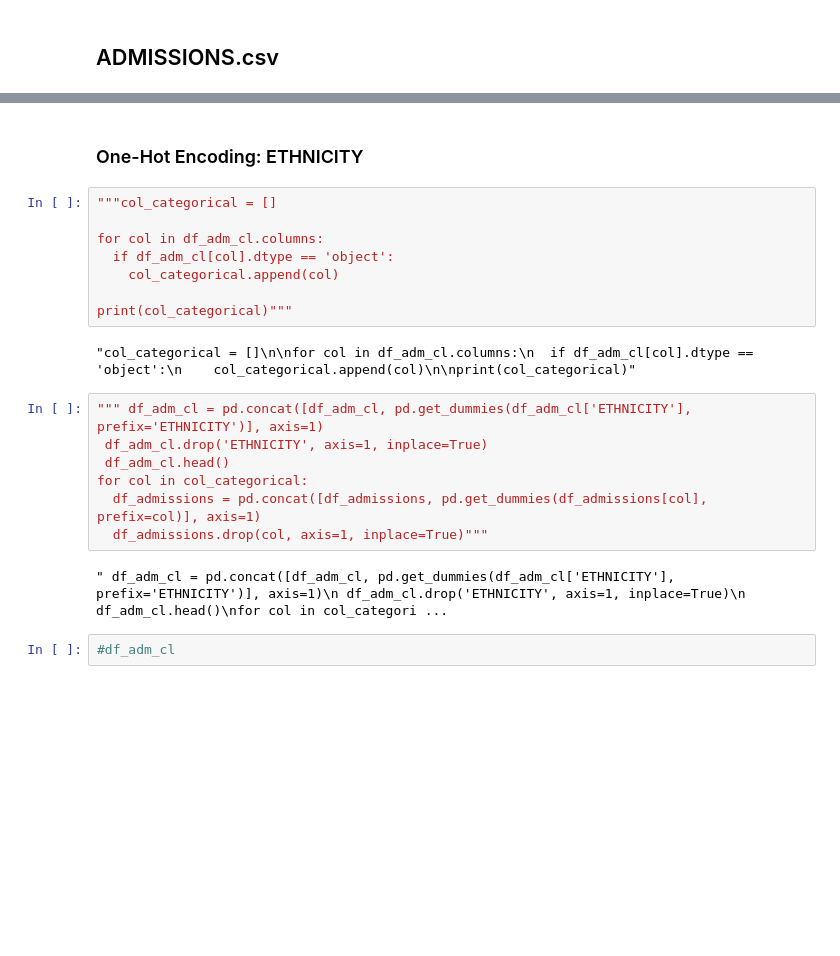
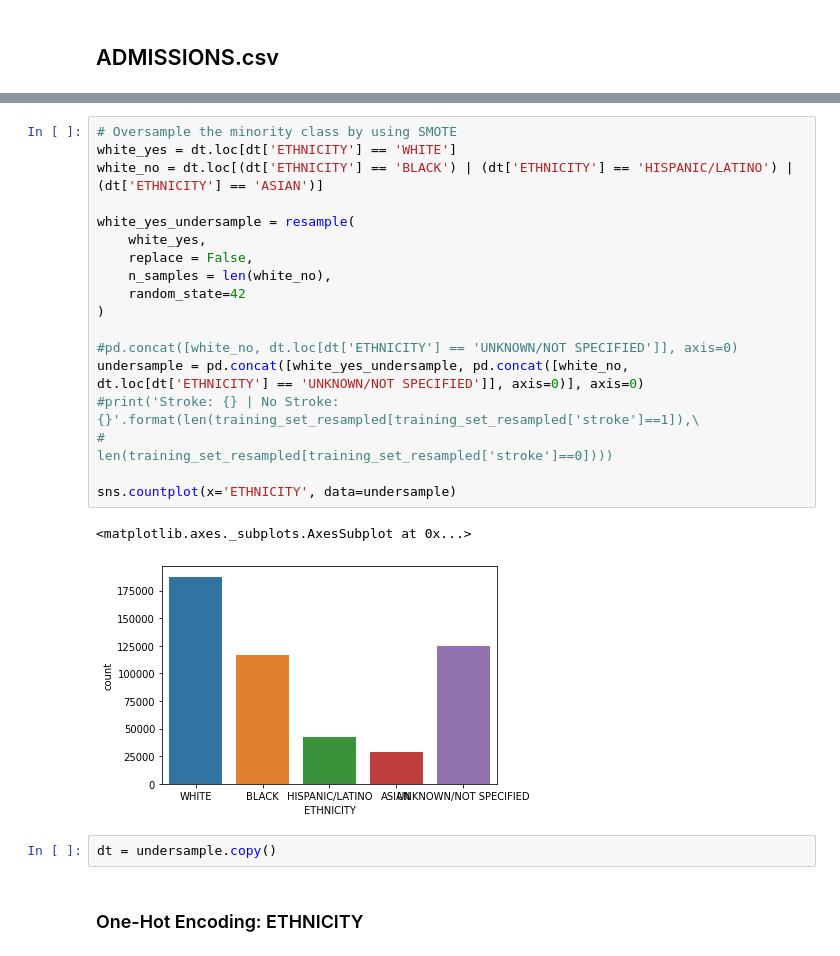
Before and after one commit to dsw2xxx/mimic-III-social-injustice, a Jupyter notebook: Medication_Race.ipynb, the cells around one changed output, grey strips where cells are left out. Saved outputs shown, nothing was run; the diff lists cells and outputs as text; blank space fills up the shorter version.

```diff
--- a/Medication_Race.ipynb
+++ b/Medication_Race.ipynb
@@ -263,23 +413,25 @@ df_admissions['MARITAL_STATUS'].replace('UNKNOWN (DEFAULT)', 'UNKNOWN', inplace=
+# %%
+# Oversample the minority class by using SMOTE
+white_yes = dt.loc[dt['ETHNICITY'] == 'WHITE']
+white_no = dt.loc[(dt['ETHNICITY'] == 'BLACK') | (dt['ETHNICITY'] == 'HISPANIC/LATINO') | (dt['ETHNICITY'] == 'ASIAN')]
+
+white_yes_undersample = resample(
+    white_yes,
+    replace = False,
+    n_samples = len(white_no),
+    random_state=42
+)
+
+#pd.concat([white_no, dt.loc[dt['ETHNICITY'] == 'UNKNOWN/NOT SPECIFIED']], axis=0)
+undersample = pd.concat([white_yes_undersample, pd.concat([white_no, dt.loc[dt['ETHNICITY'] == 'UNKNOWN/NOT SPECIFIED']], axis=0)], axis=0)
+#print('Stroke: {} | No Stroke: {}'.format(len(training_set_resampled[training_set_resampled['stroke']==1]),\
+#                                          len(training_set_resampled[training_set_resampled['stroke']==0])))
+
+sns.countplot(x='ETHNICITY', data=undersample)
+# %% [output]
+<matplotlib.axes._subplots.AxesSubplot at 0x...>
+[figure, added]
+# %%
+dt = undersample.copy()
 # %% [markdown]
 ### One-Hot Encoding: ETHNICITY
-# %%
-"""col_categorical = []
-
-for col in df_adm_cl.columns:
-  if df_adm_cl[col].dtype == 'object':
-    col_categorical.append(col)
-
-print(col_categorical)"""
-# %% [output]
-"col_categorical = []\n\nfor col in df_adm_cl.columns:\n  if df_adm_cl[col].dtype == 'object':\n    col_categorical.append(col)\n\nprint(col_categorical)"
-# %%
-""" df_adm_cl = pd.concat([df_adm_cl, pd.get_dummies(df_adm_cl['ETHNICITY'], prefix='ETHNICITY')], axis=1)
- df_adm_cl.drop('ETHNICITY', axis=1, inplace=True)
- df_adm_cl.head()
-for col in col_categorical:
-  df_admissions = pd.concat([df_admissions, pd.get_dummies(df_admissions[col], prefix=col)], axis=1)
-  df_admissions.drop(col, axis=1, inplace=True)"""
-# %% [output]
-" df_adm_cl = pd.concat([df_adm_cl, pd.get_dummies(df_adm_cl['ETHNICITY'], prefix='ETHNICITY')], axis=1)\n df_adm_cl.drop('ETHNICITY', axis=1, inplace=True)\n df_adm_cl.head()\nfor col in col_categori ...
-# %%
-#df_adm_cl
```
Also changed, not shown: parts of 161 cells of this notebook.
